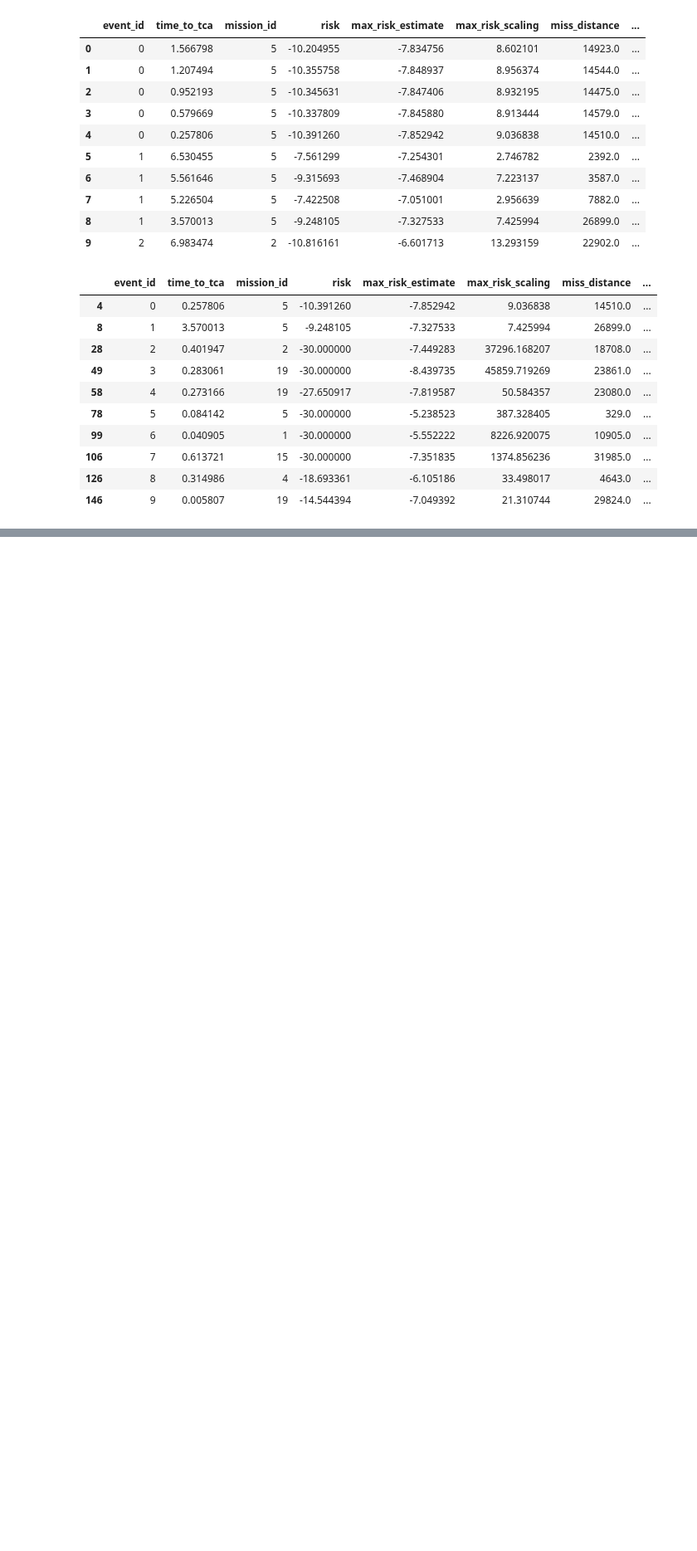
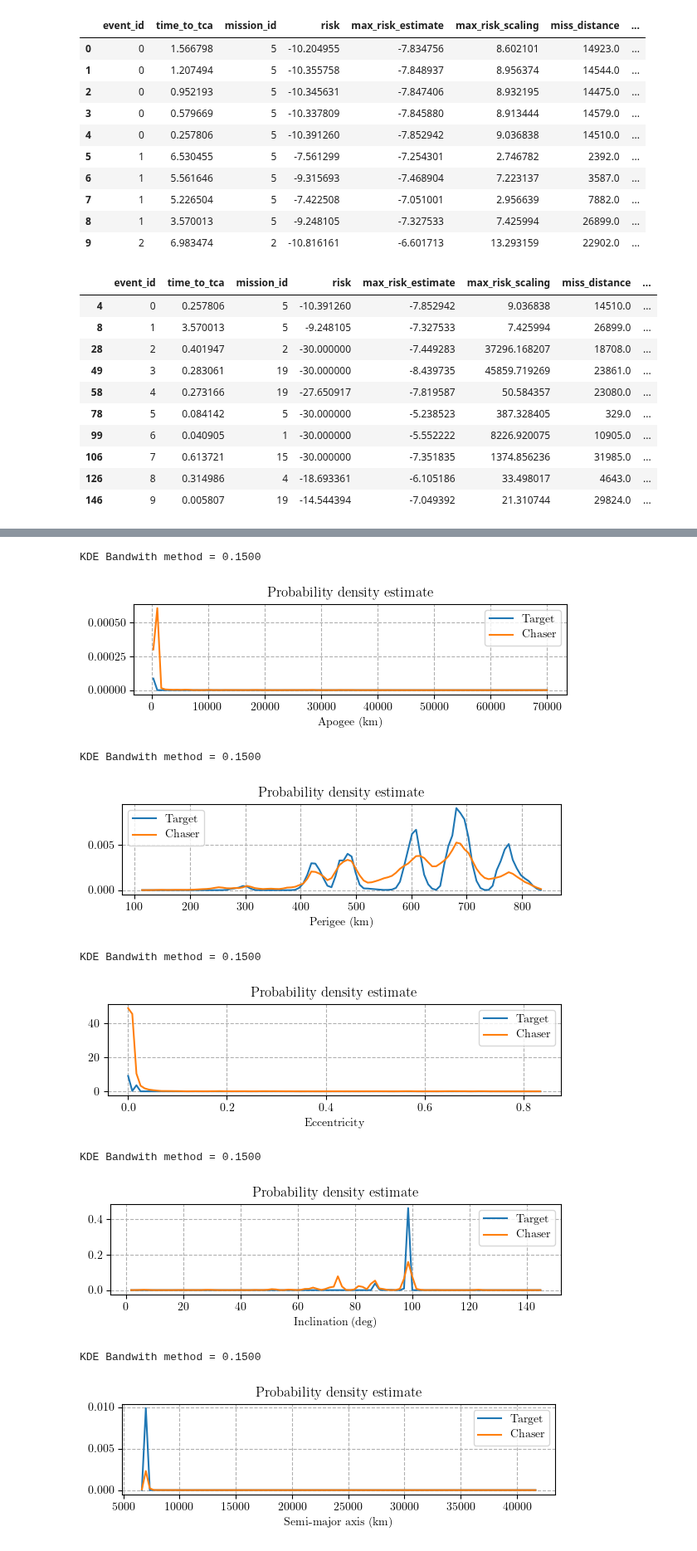
Before and after one commit to JJavierRosales/scapy, a Jupyter notebook: notebooks/Kelvins - Collision Avoidance Challenge + EDA.ipynb, the cells around one changed output, grey strips where cells are left out. Shown at 83% size. Saved outputs shown, nothing was run; the diff lists cells and outputs as text; code cells hidden in the pictures; blank space fills up the shorter version.

```diff
--- a/notebooks/Kelvins - Collision Avoidance Challenge + EDA.ipynb
+++ b/notebooks/Kelvins - Collision Avoidance Challenge + EDA.ipynb
@@ -210,0 +224,40 @@ for oType, oPreffix in objects.items():
+# %%
+# Import library for representation of a kernel-density estimate using Gaussian kernels.
+from scipy.stats import gaussian_kde
+import numpy as np
+
+# Run through both type of objects
+for eType, eName in keColumns.items():
+
+    x_lower = df_lastCDM[['t' + eType,'c' + eType]].min().min()
+    x_upper = df_lastCDM[['t' + eType,'c' + eType]].max().max()
+
+    x = np.linspace(x_lower, x_upper, 100)
+
+    plt.figure(figsize=(6,2), layout='tight')
+
+    for oType, oPreffix in objects.items():
+
+        # Create kernels to estimate probability over the population
+        kde = gaussian_kde(df_lastCDM[oPreffix + eType], bw_method=0.05)
+
+
+        plt.plot(x, kde(x), label=r'' + oType.capitalize())
+
+    print('KDE Bandwith method = %.4f' % kde.n**(-1./(kde.d+4)))
+    plt.title(r'Probability density estimate')
+    plt.xlabel(eName)
+    plt.grid(True, linestyle='--')
+    plt.legend(loc='best')
+    plt.show()
+# %% [output]
+KDE Bandwith method = 0.1500
+[figure, added]
+KDE Bandwith method = 0.1500
+[figure, added]
+KDE Bandwith method = 0.1500
+[figure, added]
+KDE Bandwith method = 0.1500
+[figure, added]
+KDE Bandwith method = 0.1500
+[figure, added]
```
Also changed, not shown: parts of 1 cell of this notebook.
